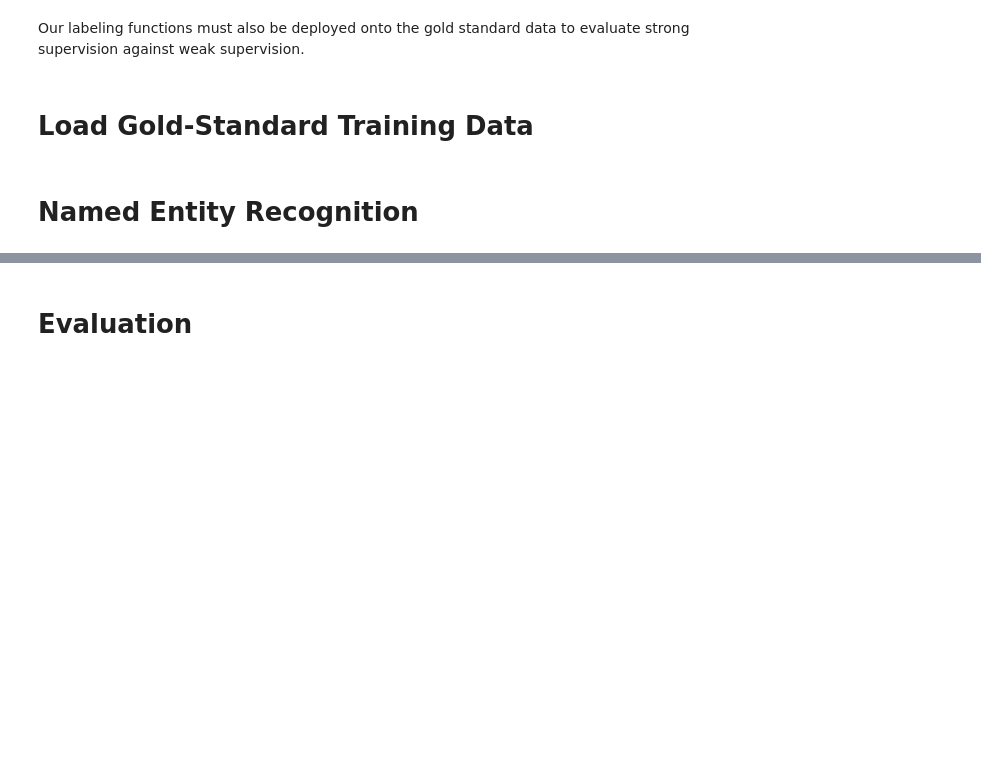
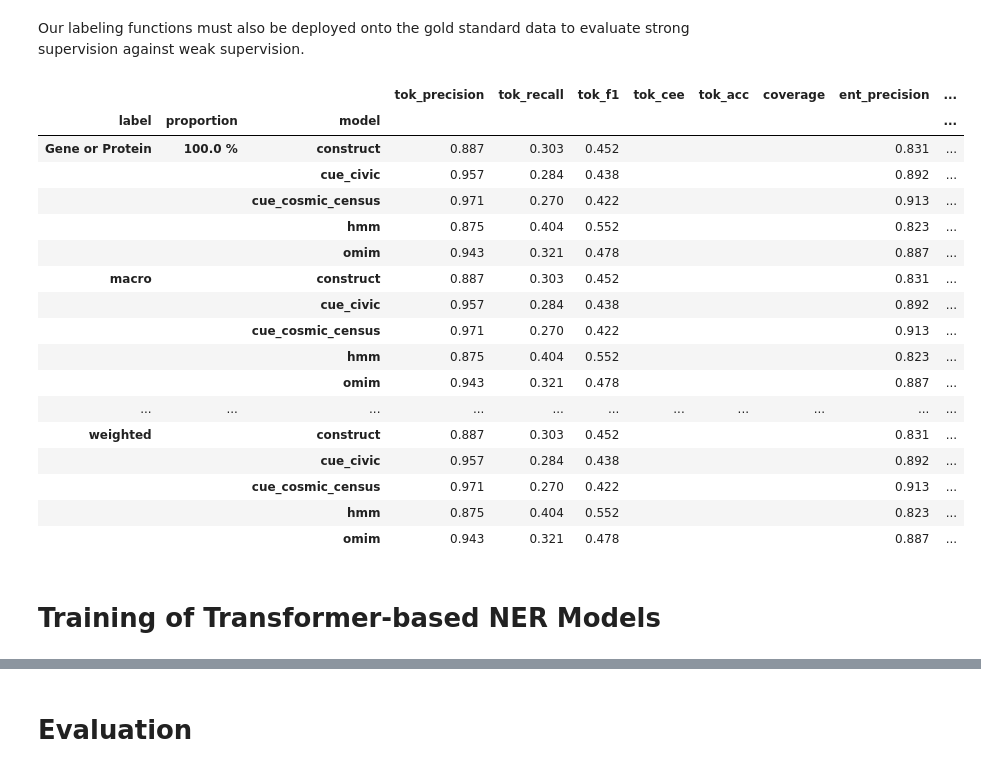
Before and after one commit to hpi-dhc/ggponc_molecular, a Jupyter notebook: WeakSupervision.ipynb, the cells around one changed output, grey strips where cells are left out. Saved outputs shown, nothing was run; the diff lists cells and outputs as text; code cells hidden in the pictures; blank space fills up the shorter version.

Commit message:
New data, restructuring

```diff
--- a/WeakSupervision.ipynb
+++ b/WeakSupervision.ipynb
@@ -111,7 +132,7 @@ omim = heuristics.FunctionAnnotator("omim", omim)
 # %% [markdown]
 The Catalogue of Somatic Mutations in Cancer (COSMIC) database harbors somatic cell mutations and additional information associated with cancer in humans.
 # %%
-cosmic_census = pd.read_csv("cancer_gene_census.csv")
+cosmic_census = pd.read_csv("data/molecular/cancer_gene_census.csv")
 cosmic_census = cosmic_census['Gene Symbol'].tolist()
 cosmic_census_lower = [c.lower() for c in cosmic_census]
 # %% [markdown]
@@ -123,7 +144,7 @@ def cosmic(doc):
             if tok.text.find(cue) == -1:
                 continue
             else:
-                yield tok.i, tok.i+1, "Gen"
+                yield tok.i, tok.i+1, "Gene or Protein"
 cue_cosmic_census = heuristics.FunctionAnnotator("cue_cosmic_census", cosmic)
 # %% [markdown]
 "construct" is based on the Human Genome Organization (HUGO) Gene Nomenclature Committee (HGNC) naming conventions for genes and leverages regular expressions to let the annotator abide by them. Those expressions comprise various combinations of letters and numbers and certain fixed terms for shorter terms to avoid underfitting. In addition, the CIViC database for variants has also been included for a better recall.
@@ -139,5 +160,5 @@ def structure(doc):
         or bool(re.search(r"CYP[a-zA-Z0-9]{3}", tok.text))==True or bool(re.search(r"CYP[a-zA-Z0-9]{2}", tok.text))==True\
         or bool(re.search(r"[A-Z]{3}\d{1}", tok.text))==True or bool(re.search(r"[A-Z]{2}\d{2}", tok.text))==True\
         or bool(re.search(r"^CK.", tok.text))==True or bool(re.search(r"^PD-..", tok.text))==True or bool(re.search(r"^PS[MA|A]", tok.text))==True or tok.text.lower in CIVIC_variants_lower:
-            yield tok.i, tok.i+1, "Gen"
+            yield tok.i, tok.i+1, "Gene or Protein"
 construct = heuristics.FunctionAnnotator("construct", structure)
@@ -200,2 +255,4 @@ utils.docbin_writer(gold_docs_test, "aml4dh-skweak/goldig_test.spacy")
+# %%
+gold_docs_dev = list(DocBin().from_disk('data/molecular/gold_dev.spacy').get_docs(nlp.vocab))
 # %% [markdown]
 Our labeling functions must also be deployed onto the gold standard data to evaluate strong supervision against weak supervision.
@@ -210,6 +269,23 @@ for g in gold_docs:
 # %%
 # HMM / LFs vs. Gold-Standard
 #evaluate(gold_docs, ['Gen'], ['lf15', 'hmm'])
-evaluate(gold_docs, ['Gen'], [l.name for l in lfs[0:14]] + ['hmm'])
+evaluate(gold_docs_dev, ['Gene or Protein'], [l.name for l in lfs] + ['hmm'])
+# %% [output]
+|  |  |  | tok_precision | tok_recall | tok_f1 | tok_cee | tok_acc | coverage | ent_precision | ... |
+| label | proportion | model |  |  |  |  |  |  |  | ... |
+| Gene or Protein | 100.0 % | construct | 0.887 | 0.303 | 0.452 |  |  |  | 0.831 | ... |
+|  |  | cue_civic | 0.957 | 0.284 | 0.438 |  |  |  | 0.892 | ... |
+|  |  | cue_cosmic_census | 0.971 | 0.270 | 0.422 |  |  |  | 0.913 | ... |
+|  |  | hmm | 0.875 | 0.404 | 0.552 |  |  |  | 0.823 | ... |
+|  |  | omim | 0.943 | 0.321 | 0.478 |  |  |  | 0.887 | ... |
+| macro |  | construct | 0.887 | 0.303 | 0.452 |  |  |  | 0.831 | ... |
+|  |  | cue_civic | 0.957 | 0.284 | 0.438 |  |  |  | 0.892 | ... |
+|  |  | cue_cosmic_census | 0.971 | 0.270 | 0.422 |  |  |  | 0.913 | ... |
+|  |  | hmm | 0.875 | 0.404 | 0.552 |  |  |  | 0.823 | ... |
+|  |  | omim | 0.943 | 0.321 | 0.478 |  |  |  | 0.887 | ... |
+| ... | ... | ... | ... | ... | ... | ... | ... | ... | ... | ... |
+| weighted |  | construct | 0.887 | 0.303 | 0.452 |  |  |  | 0.831 | ... |
+|  |  | cue_civic | 0.957 | 0.284 | 0.438 |  |  |  | 0.892 | ... |
+|  |  | cue_cosmic_census | 0.971 | 0.270 | 0.422 |  |  |  | 0.913 | ... |
+|  |  | hmm | 0.875 | 0.404 | 0.552 |  |  |  | 0.823 | ... |
+|  |  | omim | 0.943 | 0.321 | 0.478 |  |  |  | 0.887 | ... |
-# %% [markdown]
-# Load Gold-Standard Training Data
@@ -219,2 +292,2 @@ evaluate(gold_docs, ['Gen'], [l.name for l in lfs[0:14]] + ['hmm'])
 # %% [markdown]
-# Named Entity Recognition
+# Training of Transformer-based NER Models
```
Also changed, not shown: parts of 43 cells of this notebook, 9 other files.
